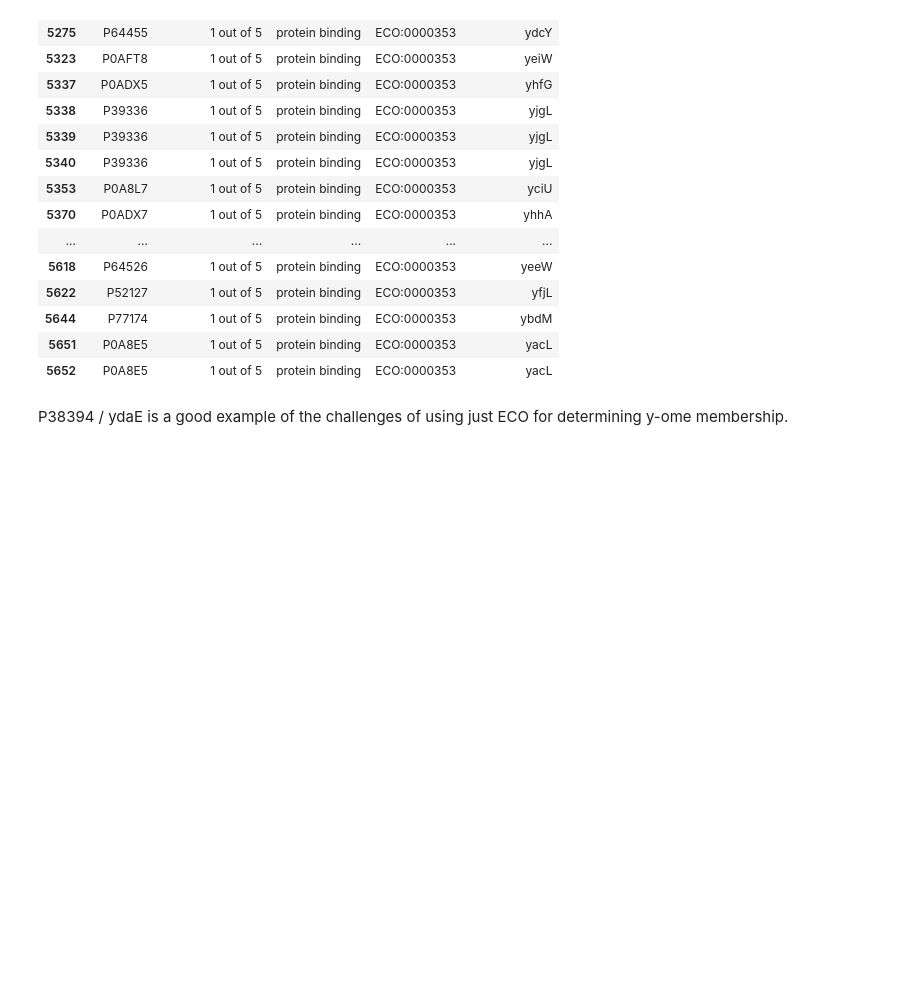
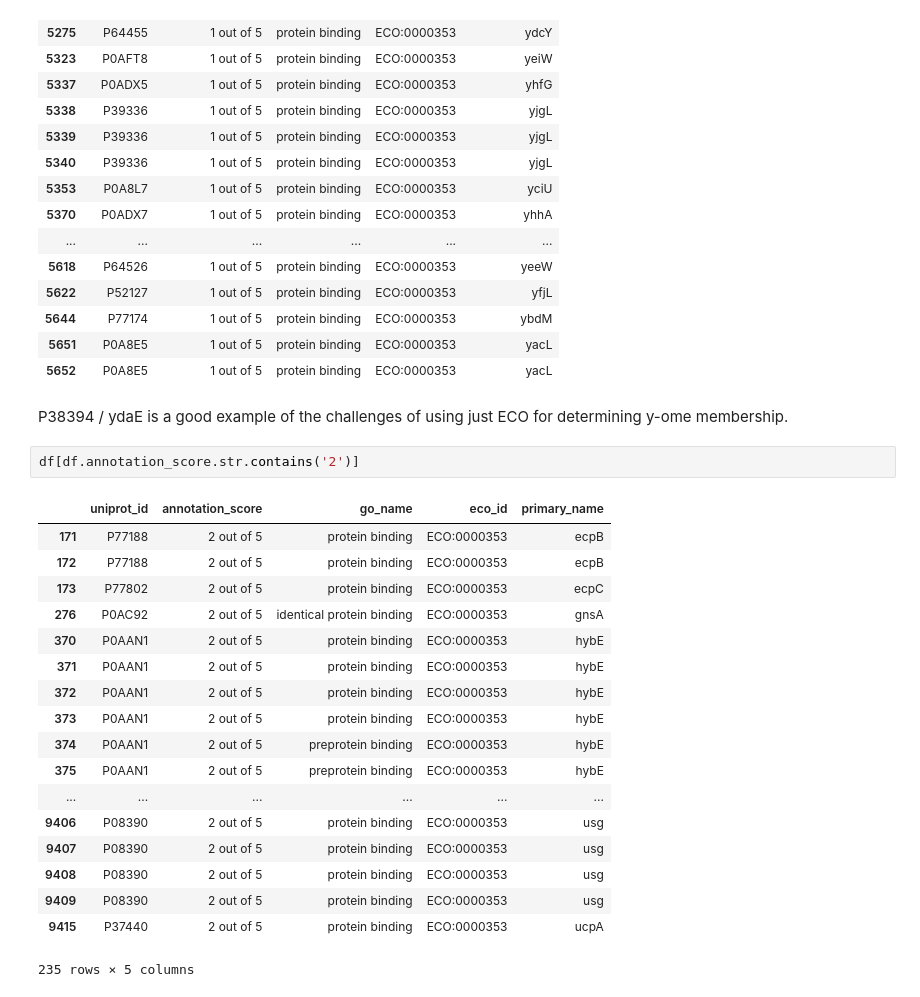
Before and after one commit to zakandrewking/y-ome, a Jupyter notebook: notebooks/18..11.06 ECO GO evidence.ipynb, the cells around one changed output. Saved outputs shown, nothing was run; the diff lists cells and outputs as text; blank space fills up the shorter version.

```diff
--- a/notebooks/18..11.06 ECO GO evidence.ipynb
+++ b/notebooks/18..11.06 ECO GO evidence.ipynb
@@ -45,3 +45,24 @@ df[df.annotation_score.str.contains('1')]
 | 5652 | P0A8E5 | 1 out of 5 | protein binding | ECO:0000353 | yacL |
 # %% [markdown]
 P38394 / ydaE is a good example of the challenges of using just ECO for determining y-ome membership.
+# %%
+df[df.annotation_score.str.contains('2')]
+# %% [output]
+|  | uniprot_id | annotation_score | go_name | eco_id | primary_name |
+| 171 | P77188 | 2 out of 5 | protein binding | ECO:0000353 | ecpB |
+| 172 | P77188 | 2 out of 5 | protein binding | ECO:0000353 | ecpB |
+| 173 | P77802 | 2 out of 5 | protein binding | ECO:0000353 | ecpC |
+| 276 | P0AC92 | 2 out of 5 | identical protein binding | ECO:0000353 | gnsA |
+| 370 | P0AAN1 | 2 out of 5 | protein binding | ECO:0000353 | hybE |
+| 371 | P0AAN1 | 2 out of 5 | protein binding | ECO:0000353 | hybE |
+| 372 | P0AAN1 | 2 out of 5 | protein binding | ECO:0000353 | hybE |
+| 373 | P0AAN1 | 2 out of 5 | protein binding | ECO:0000353 | hybE |
+| 374 | P0AAN1 | 2 out of 5 | preprotein binding | ECO:0000353 | hybE |
+| 375 | P0AAN1 | 2 out of 5 | preprotein binding | ECO:0000353 | hybE |
+| ... | ... | ... | ... | ... | ... |
+| 9406 | P08390 | 2 out of 5 | protein binding | ECO:0000353 | usg |
+| 9407 | P08390 | 2 out of 5 | protein binding | ECO:0000353 | usg |
+| 9408 | P08390 | 2 out of 5 | protein binding | ECO:0000353 | usg |
+| 9409 | P08390 | 2 out of 5 | protein binding | ECO:0000353 | usg |
+| 9415 | P37440 | 2 out of 5 | protein binding | ECO:0000353 | ucpA |
+235 rows × 5 columns
```
Also changed, not shown: 7 other files.
